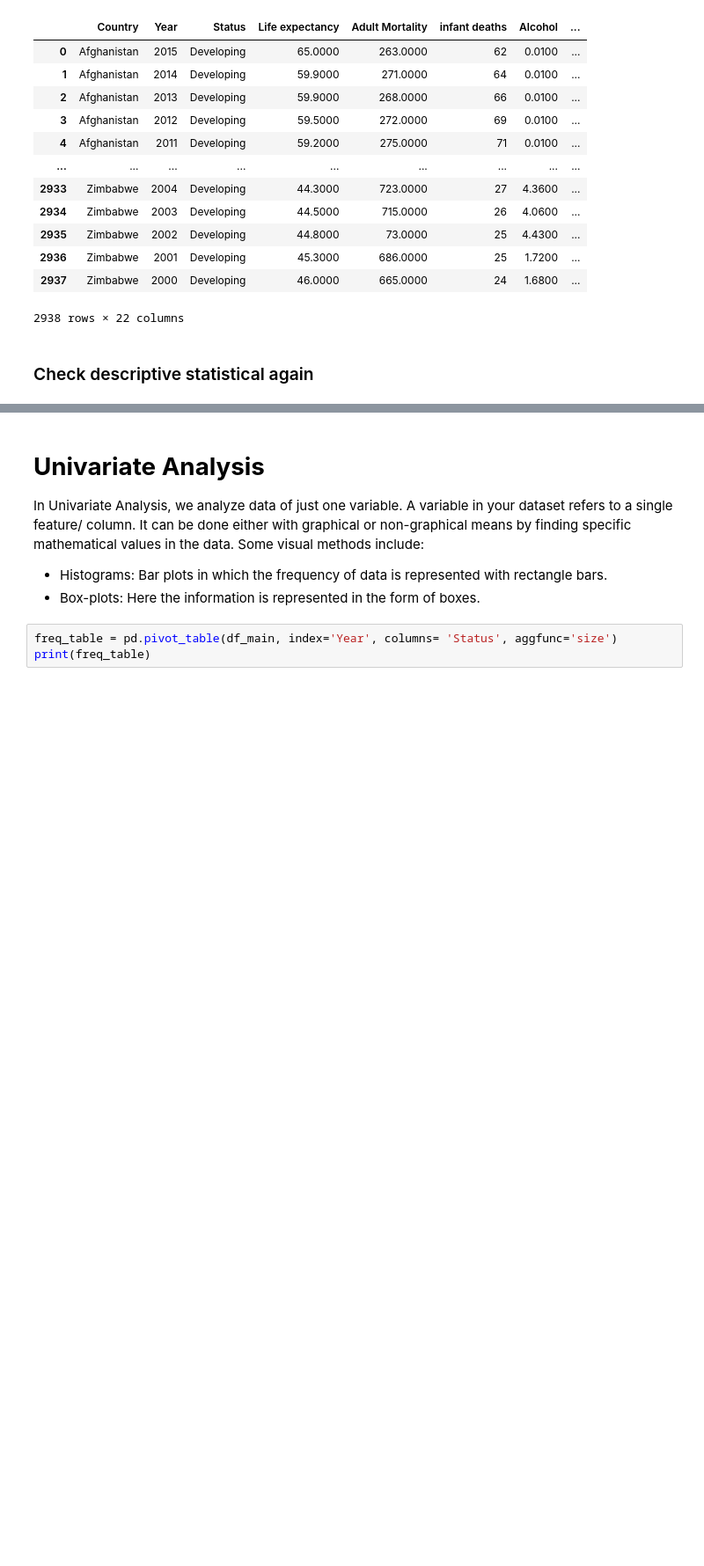
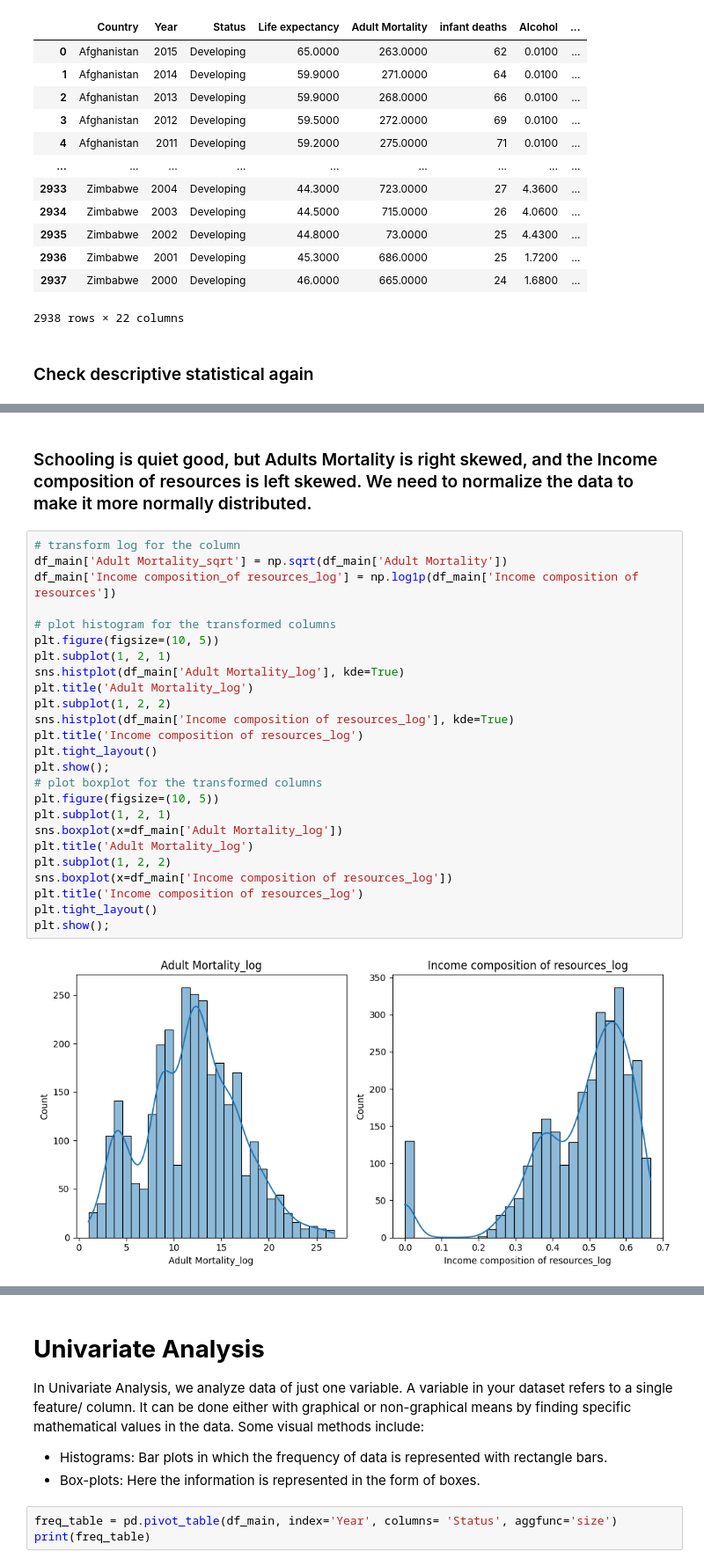
Before and after one commit to ov3ipo/SM_Project, a Jupyter notebook: project.ipynb, the cells around one changed output, grey strips where cells are left out. Shown at 88% size. Saved outputs shown, nothing was run; the diff lists cells and outputs as text; blank space fills up the shorter version.

```diff
--- a/project.ipynb
+++ b/project.ipynb
@@ -213,0 +349,29 @@ memory usage: 505.1+ KB
+# %% [markdown]
+### Schooling is quiet good, but Adults Mortality is right skewed, and the Income composition of resources is left skewed. We need to normalize the data to make it more normally distributed.
+# %%
+# transform log for the column
+df_main['Adult Mortality_sqrt'] = np.sqrt(df_main['Adult Mortality'])
+df_main['Income composition_of resources_log'] = np.log1p(df_main['Income composition of resources'])
+
+# plot histogram for the transformed columns
+plt.figure(figsize=(10, 5))
+plt.subplot(1, 2, 1)
+sns.histplot(df_main['Adult Mortality_log'], kde=True)
+plt.title('Adult Mortality_log')
+plt.subplot(1, 2, 2)
+sns.histplot(df_main['Income composition of resources_log'], kde=True)
+plt.title('Income composition of resources_log')
+plt.tight_layout()
+plt.show();
+# plot boxplot for the transformed columns
+plt.figure(figsize=(10, 5))
+plt.subplot(1, 2, 1)
+sns.boxplot(x=df_main['Adult Mortality_log'])
+plt.title('Adult Mortality_log')
+plt.subplot(1, 2, 2)
+sns.boxplot(x=df_main['Income composition of resources_log'])
+plt.title('Income composition of resources_log')
+plt.tight_layout()
+plt.show();
+# %% [output]
+[figure, added]
```
Also changed, not shown: parts of 15 cells of this notebook.
